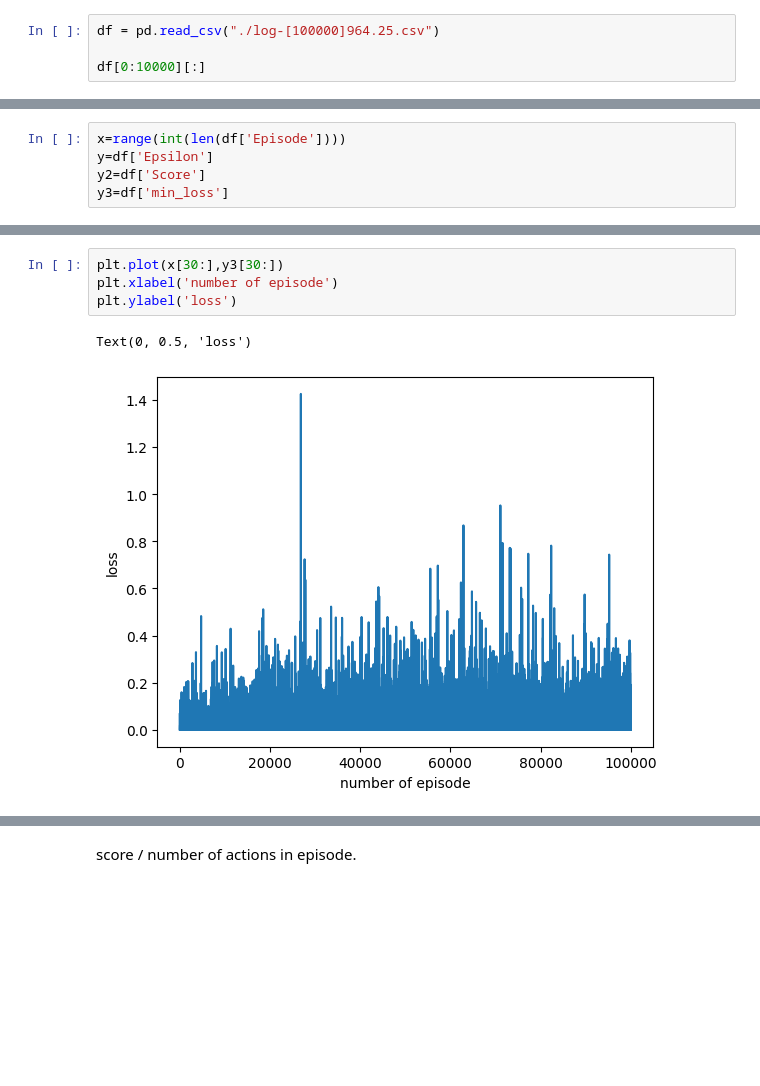
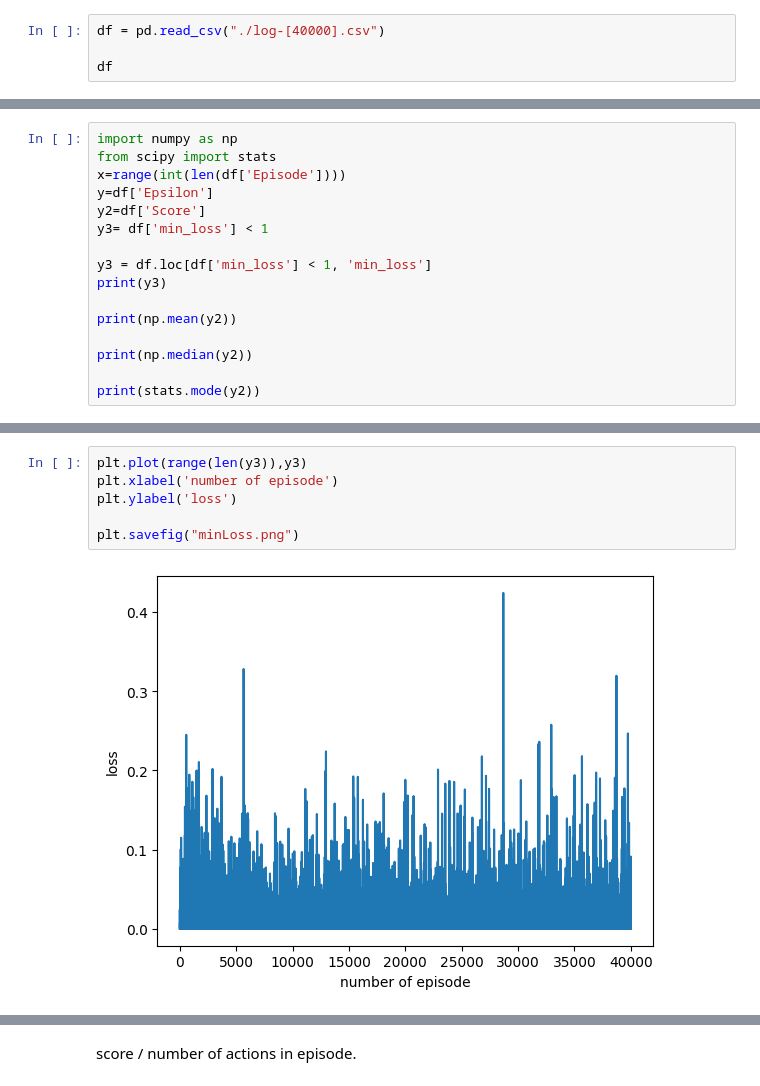
Before and after one commit to higrov/deep-reinforcement-learning-dfjssp, a Jupyter notebook: gym_cooking/logs/train_log/test.ipynb, the cells around one changed output, grey strips where cells are left out. Saved outputs shown, nothing was run; the diff lists cells and outputs as text; blank space fills up the shorter version.

```diff
--- a/gym_cooking/logs/train_log/test.ipynb
+++ b/gym_cooking/logs/train_log/test.ipynb
@@ -4,5 +5,5 @@ import matplotlib.pyplot as plt
 # %%
-df = pd.read_csv("./log-[100000]964.25.csv")
+df = pd.read_csv("./log-[40000].csv")
 
-df[0:10000][:]
+df
 # %% [output]
@@ -44,5 +52,16 @@ max_score = max(list(df['Score']))
 # %%
+import numpy as np
+from scipy import stats
 x=range(int(len(df['Episode'])))
 y=df['Epsilon']
 y2=df['Score']
-y3=df['min_loss']
+y3= df['min_loss'] < 1
+
+y3 = df.loc[df['min_loss'] < 1, 'min_loss']
+print(y3)
+
+print(np.mean(y2))
+
+print(np.median(y2))
+
+print(stats.mode(y2))
@@ -71,9 +107,10 @@ plt.ylim((600,1000))
 # %%
-plt.plot(x[30:],y3[30:])
+plt.plot(range(len(y3)),y3)
 plt.xlabel('number of episode')
 plt.ylabel('loss')
+
+plt.savefig("minLoss.png")
 # %% [output]
-Text(0, 0.5, 'loss')
-[figure, old version]
+[figure, new version]
 # %%
 plt.scatter(x,y2, s=1, label='Score')
```
Also changed, not shown: parts of 17 cells of this notebook, 24 other files.
